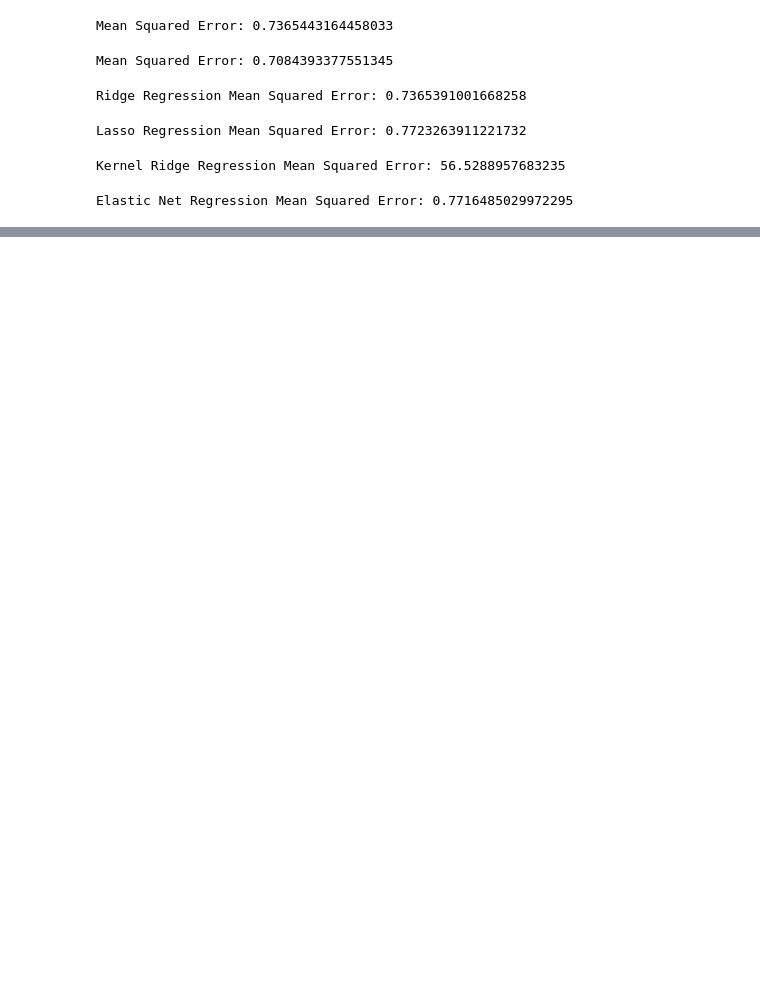
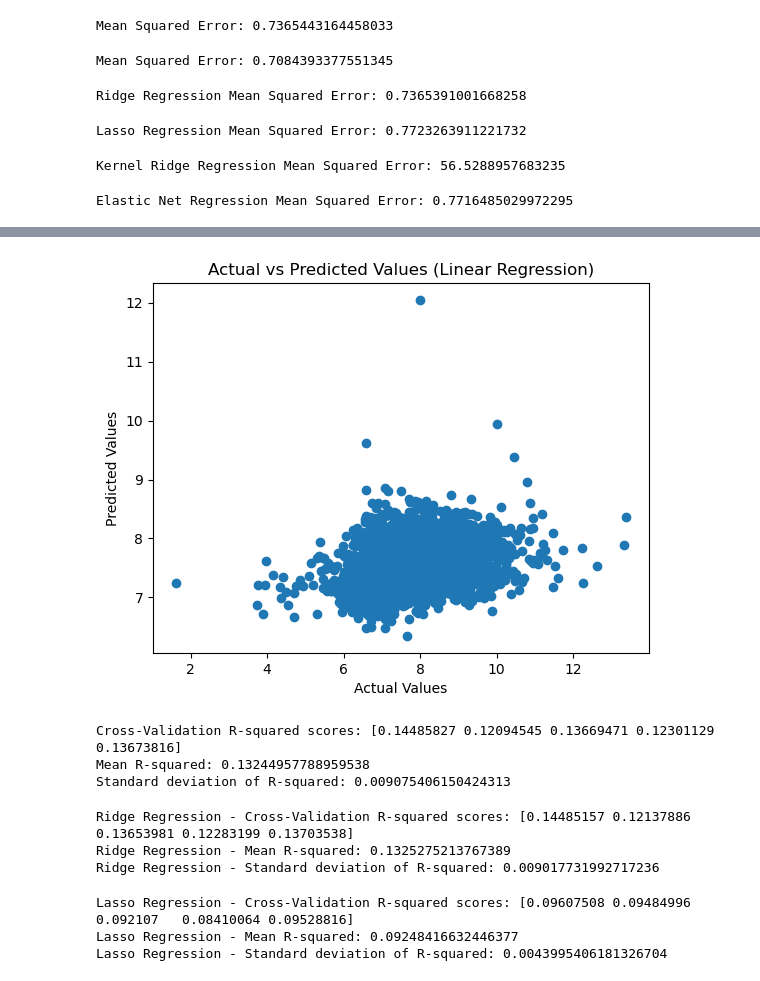
Before and after one commit to JacopoBulgarelli/ML-Project-PoliMi, a Jupyter notebook: testing unit_adjusted.ipynb, the cells around one changed output, grey strips where cells are left out. Saved outputs shown, nothing was run; the diff lists cells and outputs as text; code cells hidden in the pictures; blank space fills up the shorter version.

```diff
--- a/testing unit_adjusted.ipynb
+++ b/testing unit_adjusted.ipynb
@@ -375,0 +371,65 @@ Elastic Net Regression - R-squared: 0.8761049075409629
+# %%
+# plot with actual vs predicted values obtained from linear regression
+import matplotlib.pyplot as plt
+
+# Create a scatter plot of actual vs predicted values
+plt.scatter(y_test, y_pred_linear)
+plt.xlabel("Actual Values")
+plt.ylabel("Predicted Values")
+plt.title("Actual vs Predicted Values (Linear Regression)")
+plt.show()
+# %% [output]
+[figure, added]
+# %%
+from sklearn.model_selection import cross_val_score
+
+# Initialize Linear Regression model
+linear_regressor = LinearRegression()
+
+# Perform cross-validation
+cv_scores = cross_val_score(linear_regressor, X_train, y_train, cv=5, scoring='r2')
+
+# Print cross-validation scores
+print("Cross-Validation R-squared scores:", cv_scores)
+print("Mean R-squared:", np.mean(cv_scores))
+print("Standard deviation of R-squared:", np.std(cv_scores))
+# %% [output]
+Cross-Validation R-squared scores: [0.14485827 0.12094545 0.13669471 0.12301129 0.13673816]
+Mean R-squared: 0.13244957788959538
+Standard deviation of R-squared: 0.009075406150424313
+# %%
+from sklearn.linear_model import Ridge
+from sklearn.model_selection import cross_val_score
+
+# Initialize Ridge Regression model
+ridge_regressor = Ridge(alpha=1.0)  # You can adjust the alpha parameter for regularization strength
+
+# Perform cross-validation
+cv_scores_ridge = cross_val_score(ridge_regressor, X_train, y_train, cv=5, scoring='r2')
+
+# Print cross-validation scores
+print("Ridge Regression - Cross-Validation R-squared scores:", cv_scores_ridge)
+print("Ridge Regression - Mean R-squared:", np.mean(cv_scores_ridge))
+print("Ridge Regression - Standard deviation of R-squared:", np.std(cv_scores_ridge))
+# %% [output]
+Ridge Regression - Cross-Validation R-squared scores: [0.14485157 0.12137886 0.13653981 0.12283199 0.13703538]
+Ridge Regression - Mean R-squared: 0.1325275213767389
+Ridge Regression - Standard deviation of R-squared: 0.009017731992717236
+# %%
+from sklearn.linear_model import Lasso
+from sklearn.model_selection import cross_val_score
+
+# Initialize Lasso Regression model
+lasso_regressor = Lasso(alpha=1.0)  # You can adjust the alpha parameter for regularization strength
+
+# Perform cross-validation
+cv_scores_lasso = cross_val_score(lasso_regressor, X_train, y_train, cv=5, scoring='r2')
+
+# Print cross-validation scores
+print("Lasso Regression - Cross-Validation R-squared scores:", cv_scores_lasso)
+print("Lasso Regression - Mean R-squared:", np.mean(cv_scores_lasso))
+print("Lasso Regression - Standard deviation of R-squared:", np.std(cv_scores_lasso))
+# %% [output]
+Lasso Regression - Cross-Validation R-squared scores: [0.09607508 0.09484996 0.092107   0.08410064 0.09528816]
+Lasso Regression - Mean R-squared: 0.09248416632446377
+Lasso Regression - Standard deviation of R-squared: 0.0043995406181326704
```
Also changed, not shown: parts of 7 cells of this notebook.
